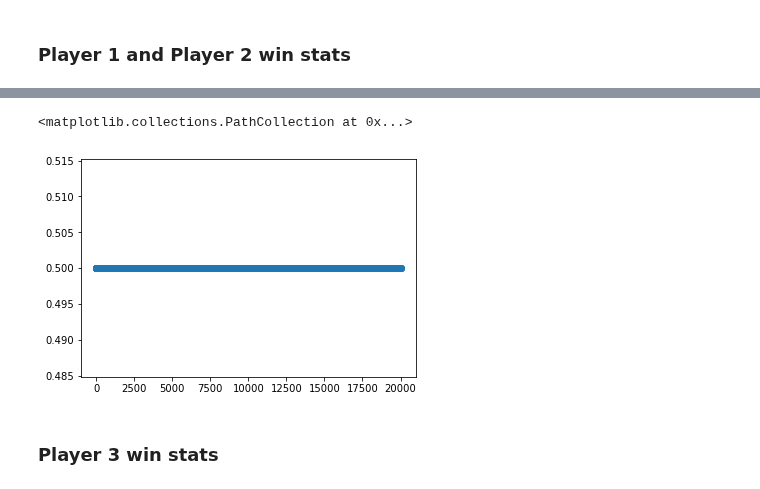
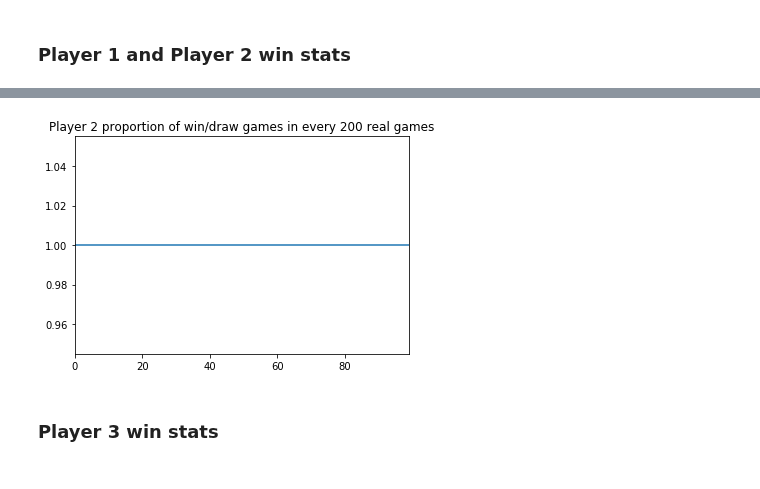
Before and after one commit to zeromh/tic_tac_toe_RI, a Jupyter notebook: tic_tac_toe_RL.ipynb, the cells around one changed output, grey strips where cells are left out. Drawn from its saved outputs; the diff is of its cells as text; code cells hidden in the pictures.

```diff
--- a/tic_tac_toe_RL.ipynb
+++ b/tic_tac_toe_RL.ipynb
@@ -440,4 +633,4 @@ p1_2_scores_agg.hist()
 # %%
 player1.set_epsilon(0)
 player2.set_epsilon(0)
-p1_2_real_game = ttt_game(player1, player2, print_output = False)
+p1_2_real_game = train_computer_players(player1, player2, n_games=20000, adj_pX_epsilon=False, adj_pO_epsilon=False)
@@ -461,8 +637,10 @@ p1_2_real_scores_agg.plot()
-# %%
-plt.scatter(np.arange(p1_2_real_scores.shape[0]), p1_2_real_scores.score)
-# %% [output]
-<matplotlib.collections.PathCollection at 0x...>
-[figure, removed]
+# %%
+p1_2_real_scores, p1_2_real_scores_agg = compute_player_stats(p1_2_real_game, 'playerO')
+# %%
+p1_2_real_scores_agg.plot()
+plt.title('Player 2 proportion of win/draw games in every 200 real games');
+# %% [output]
+[figure, added]
 # %% [markdown]
 ### Player 3 win stats
 # %%
```
Also changed, not shown: parts of 72 cells of this notebook.
